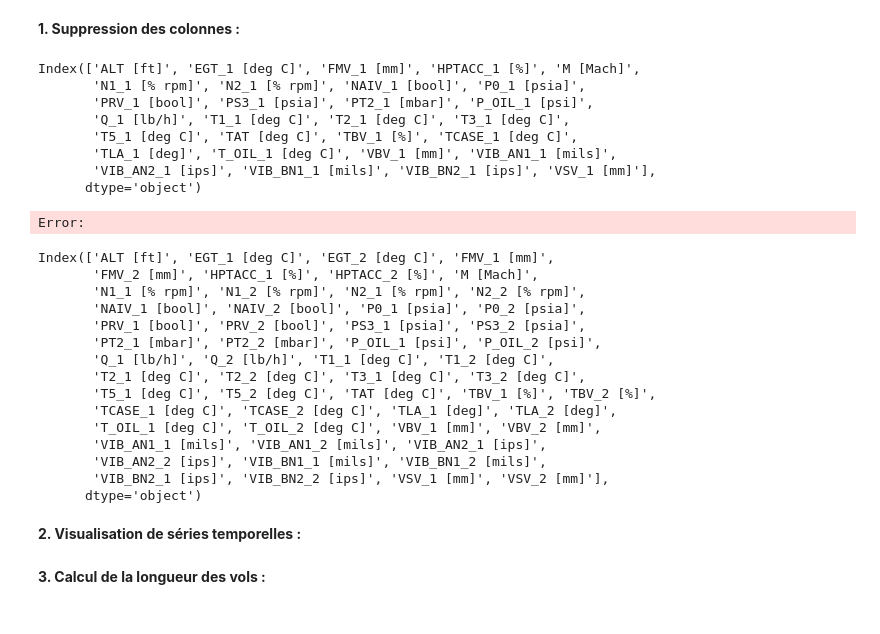
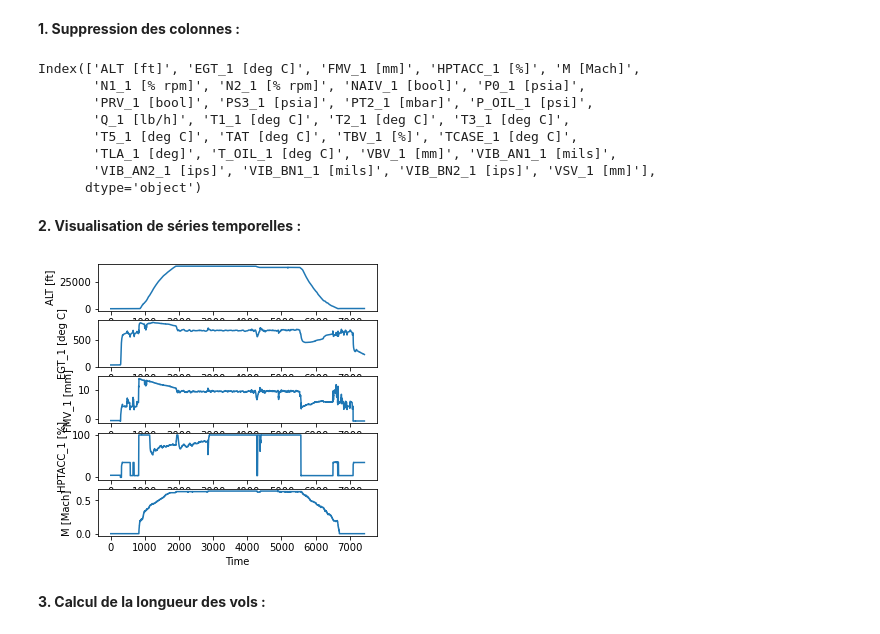
Before and after one commit to KrValentin/stats_descriptives, a Jupyter notebook: TD4/TD4.ipynb, the cells around one changed output. Saved outputs shown, nothing was run; the diff lists cells and outputs as text; code cells hidden in the pictures.

```diff
--- a/TD4/TD4.ipynb
+++ b/TD4/TD4.ipynb
@@ -678,65 +679,53 @@ list_var_e2 = [
                    'VIB_BN2_2 [ips]', 'VSV_2 [mm]'
                 ]
 # %%
-df = ddf.partitions[0]
-df.drop(columns = list_var_e2).columns
+ddf_e1 =  ddf.drop(list_var_e2, axis = 1)
-# %% [output]
-Index(['ALT [ft]', 'EGT_1 [deg C]', 'FMV_1 [mm]', 'HPTACC_1 [%]', 'M [Mach]',
-       'N1_1 [% rpm]', 'N2_1 [% rpm]', 'NAIV_1 [bool]', 'P0_1 [psia]',
-       'PRV_1 [bool]', 'PS3_1 [psia]', 'PT2_1 [mbar]', 'P_OIL_1 [psi]',
-       'Q_1 [lb/h]', 'T1_1 [deg C]', 'T2_1 [deg C]', 'T3_1 [deg C]',
-       'T5_1 [deg C]', 'TAT [deg C]', 'TBV_1 [%]', 'TCASE_1 [deg C]',
-       'TLA_1 [deg]', 'T_OIL_1 [deg C]', 'VBV_1 [mm]', 'VIB_AN1_1 [mils]',
-       'VIB_AN2_1 [ips]', 'VIB_BN1_1 [mils]', 'VIB_BN2_1 [ips]', 'VSV_1 [mm]'],
-      dtype='object')
 # %%
-def drop_col(partition):
-    return partition.drop(columns = list_var_e2)
-
-dfn =  ddf.map_partitions(drop_col).compute()
-dfn
+ddf_e1.columns
 # %% [output]
-Error:
+Index(['ALT [ft]', 'EGT_1 [deg C]', 'FMV_1 [mm]', 'HPTACC_1 [%]', 'M [Mach]',
+       'N1_1 [% rpm]', 'N2_1 [% rpm]', 'NAIV_1 [bool]', 'P0_1 [psia]',
+       'PRV_1 [bool]', 'PS3_1 [psia]', 'PT2_1 [mbar]', 'P_OIL_1 [psi]',
+       'Q_1 [lb/h]', 'T1_1 [deg C]', 'T2_1 [deg C]', 'T3_1 [deg C]',
+       'T5_1 [deg C]', 'TAT [deg C]', 'TBV_1 [%]', 'TCASE_1 [deg C]',
+       'TLA_1 [deg]', 'T_OIL_1 [deg C]', 'VBV_1 [mm]', 'VIB_AN1_1 [mils]',
+       'VIB_AN2_1 [ips]', 'VIB_BN1_1 [mils]', 'VIB_BN2_1 [ips]', 'VSV_1 [mm]'],
+      dtype='object')
-# %%
-ddf.partitions[0].columns
-# %% [output]
-Index(['ALT [ft]', 'EGT_1 [deg C]', 'EGT_2 [deg C]', 'FMV_1 [mm]',
-       'FMV_2 [mm]', 'HPTACC_1 [%]', 'HPTACC_2 [%]', 'M [Mach]',
-       'N1_1 [% rpm]', 'N1_2 [% rpm]', 'N2_1 [% rpm]', 'N2_2 [% rpm]',
-       'NAIV_1 [bool]', 'NAIV_2 [bool]', 'P0_1 [psia]', 'P0_2 [psia]',
-       'PRV_1 [bool]', 'PRV_2 [bool]', 'PS3_1 [psia]', 'PS3_2 [psia]',
-       'PT2_1 [mbar]', 'PT2_2 [mbar]', 'P_OIL_1 [psi]', 'P_OIL_2 [psi]',
-       'Q_1 [lb/h]', 'Q_2 [lb/h]', 'T1_1 [deg C]', 'T1_2 [deg C]',
-       'T2_1 [deg C]', 'T2_2 [deg C]', 'T3_1 [deg C]', 'T3_2 [deg C]',
-       'T5_1 [deg C]', 'T5_2 [deg C]', 'TAT [deg C]', 'TBV_1 [%]', 'TBV_2 [%]',
-       'TCASE_1 [deg C]', 'TCASE_2 [deg C]', 'TLA_1 [deg]', 'TLA_2 [deg]',
-       'T_OIL_1 [deg C]', 'T_OIL_2 [deg C]', 'VBV_1 [mm]', 'VBV_2 [mm]',
-       'VIB_AN1_1 [mils]', 'VIB_AN1_2 [mils]', 'VIB_AN2_1 [ips]',
-       'VIB_AN2_2 [ips]', 'VIB_BN1_1 [mils]', 'VIB_BN1_2 [mils]',
-       'VIB_BN2_1 [ips]', 'VIB_BN2_2 [ips]', 'VSV_1 [mm]', 'VSV_2 [mm]'],
-      dtype='object')
 # %% [markdown]
 **2. Visualisation de séries temporelles :**
 # %%
 import matplotlib.pyplot as plt
 
 def tracer_serie_temporelle(ddf, numero_partition, colonnes):
     """
     Trace la série temporelle pour les colonnes spécifiées à partir d'une table donnée dans le fichier HDF5.
 
     Paramètres:
     - ddf : dask dataframe
     - numero_partition: Le numéro de la table à charger à partir du fichier HDF5.
     - colonnes: Une liste de colonnes à tracer.
     """
 
-    fig, ax = plt.figure(figsize=(10,8))
 
-    ddf.partitions
+
+    df = ddf.partitions[numero_partition].compute()
+    number_of_plots = len(colonnes)
+
+    fig, axs = plt.subplots(number_of_plots, figsize = (number_of_plots, number_of_plots))
+
+    for i,col in enumerate(colonnes) :
+        y = df[col]
+        y.plot(ax = axs[i])
+        axs[i].set_ylabel(col)
+        axs[i].set_xlabel('Time')
+
+
 
 
 # Testing the function
 tracer_serie_temporelle(ddf_e1, 0, ['ALT [ft]', 'EGT_1 [deg C]', 'FMV_1 [mm]', 'HPTACC_1 [%]', 'M [Mach]'])
+# %% [output]
+[figure, added]
 # %% [markdown]
 **3. Calcul de la longueur des vols :**
 # %%
```
Also changed, not shown: parts of 2 cells of this notebook.
